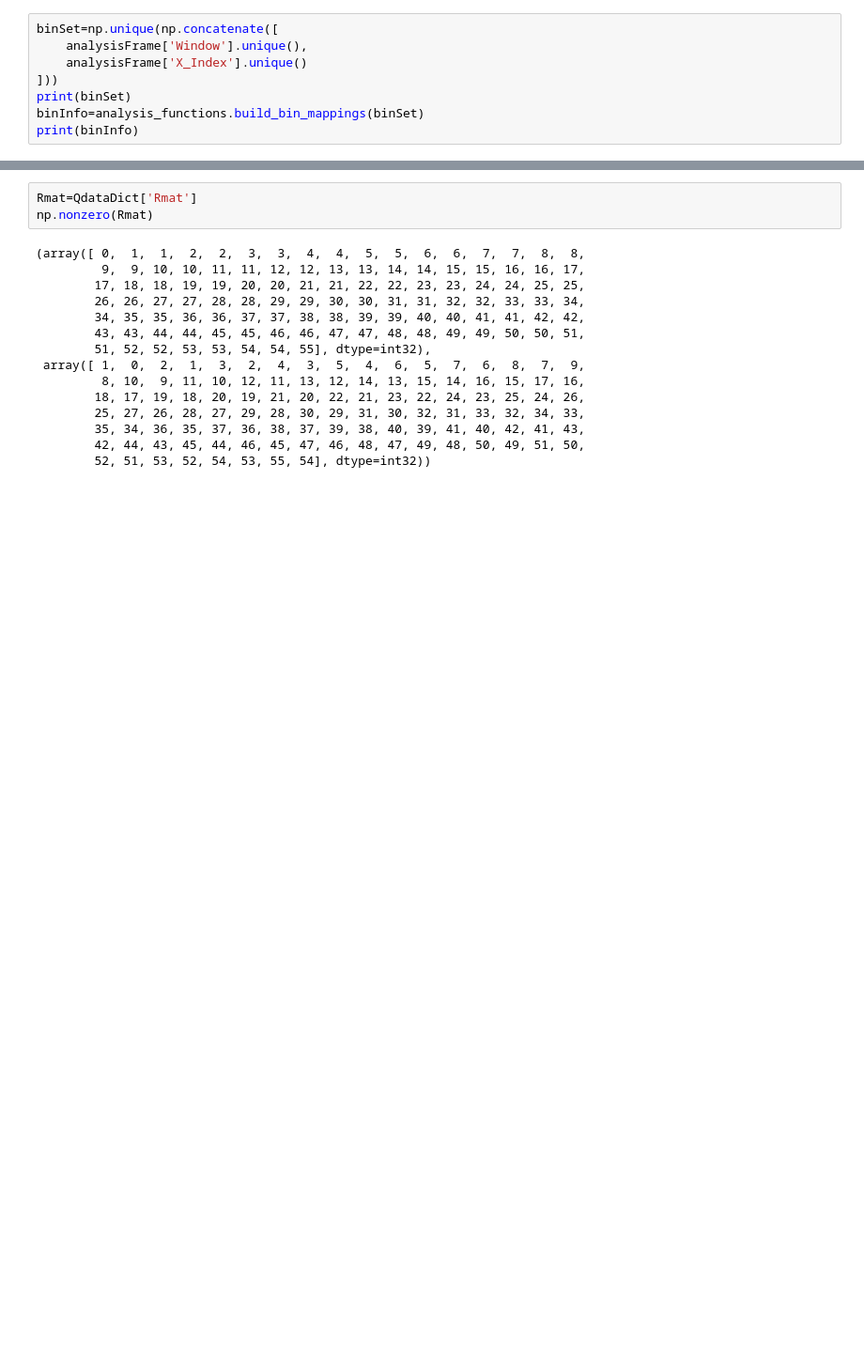
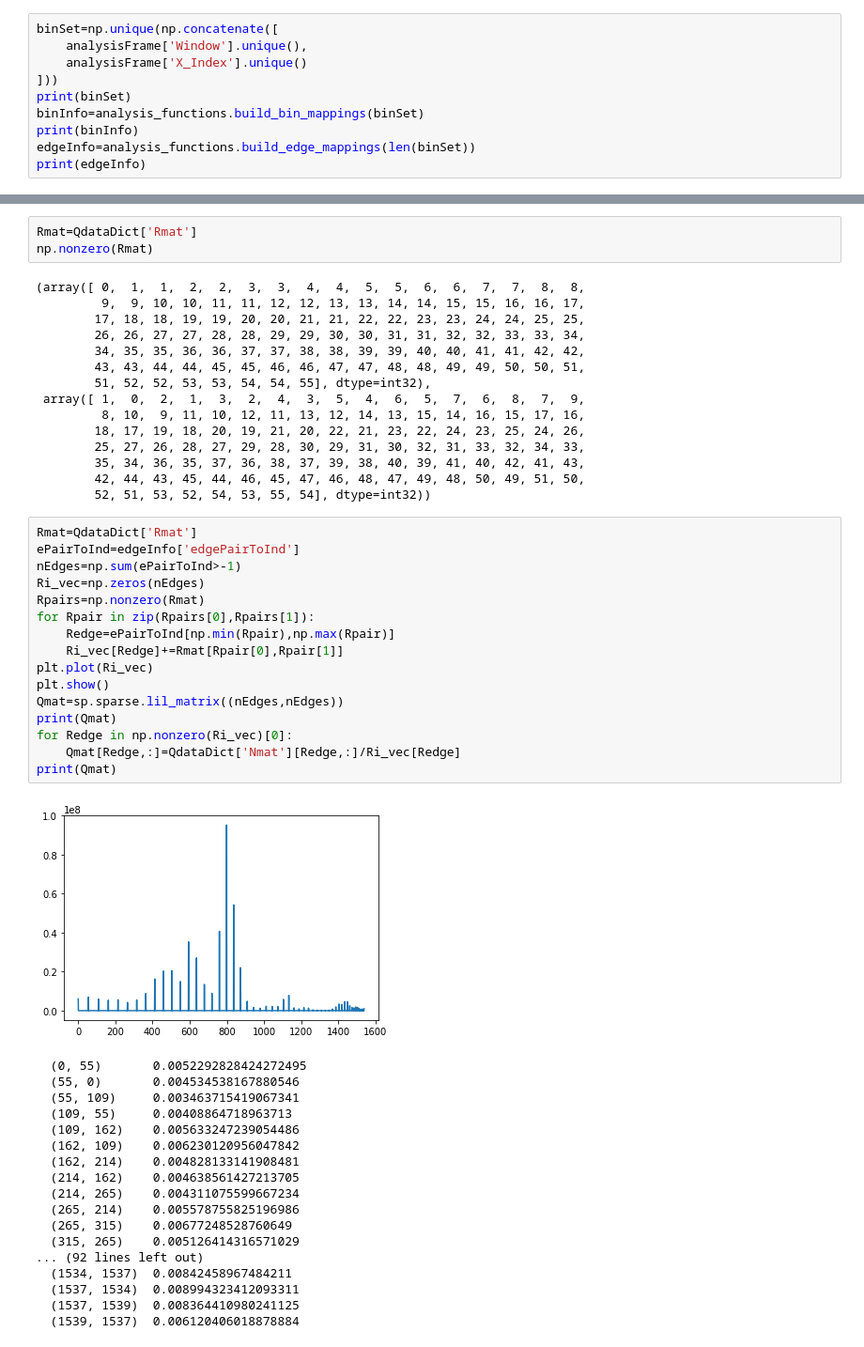
Before and after one commit to wesleymsmith/Milestoning_Analysis, a Jupyter notebook: MD_Milestone_Analysis_Testing.ipynb, the cells around one changed output, grey strips where cells are left out. Shown at 94% size. Drawn from its saved outputs; the diff is of its cells as text; blank space fills up the shorter version.

Commit message:
refactoring analysis scripts. Finished Nij, Ri, and Qmat construction, MFPT implemented in testing notebook

```diff
--- a/MD_Milestone_Analysis_Testing.ipynb
+++ b/MD_Milestone_Analysis_Testing.ipynb
@@ -748,6 +748,8 @@ binSet=np.unique(np.concatenate([
 print(binSet)
 binInfo=analysis_functions.build_bin_mappings(binSet)
 print(binInfo)
+edgeInfo=analysis_functions.build_edge_mappings(len(binSet))
+print(edgeInfo)
 # %% [output]
 [ 0  1  2  3  4  5  6  7  8  9 10 11 12 13 14 15 16 17 18 19 20 21 22 23
  24 25 26 27 28 29 30 31 32 33 34 35 36 37 38 39 40 41 42 43 44 45 46 47
@@ -823,3 +832,38 @@ np.nonzero(Rmat)
         35, 34, 36, 35, 37, 36, 38, 37, 39, 38, 40, 39, 41, 40, 42, 41, 43,
         42, 44, 43, 45, 44, 46, 45, 47, 46, 48, 47, 49, 48, 50, 49, 51, 50,
         52, 51, 53, 52, 54, 53, 55, 54], dtype=int32))
+# %%
+Rmat=QdataDict['Rmat']
+ePairToInd=edgeInfo['edgePairToInd']
+nEdges=np.sum(ePairToInd>-1)
+Ri_vec=np.zeros(nEdges)
+Rpairs=np.nonzero(Rmat)
+for Rpair in zip(Rpairs[0],Rpairs[1]):
+    Redge=ePairToInd[np.min(Rpair),np.max(Rpair)]
+    Ri_vec[Redge]+=Rmat[Rpair[0],Rpair[1]]
+plt.plot(Ri_vec)
+plt.show()
+Qmat=sp.sparse.lil_matrix((nEdges,nEdges))
+print(Qmat)
+for Redge in np.nonzero(Ri_vec)[0]:
+    Qmat[Redge,:]=QdataDict['Nmat'][Redge,:]/Ri_vec[Redge]
+print(Qmat)
+# %% [output]
+[figure, added]
+  (0, 55)       0.0052292828424272495
+  (55, 0)       0.004534538167880546
+  (55, 109)     0.003463715419067341
+  (109, 55)     0.00408864718963713
+  (109, 162)    0.005633247239054486
+  (162, 109)    0.006230120956047842
+  (162, 214)    0.004828133141908481
+  (214, 162)    0.004638561427213705
+  (214, 265)    0.004311075599667234
+  (265, 214)    0.005578755825196986
+  (265, 315)    0.00677248528760649
+  (315, 265)    0.005126414316571029
+... (92 lines left out)
+  (1534, 1537)  0.00842458967484211
+  (1537, 1534)  0.008994323412093311
+  (1537, 1539)  0.008364410980241125
+  (1539, 1537)  0.006120406018878884
```
Also changed, not shown: parts of 16 cells of this notebook, 1 other file.
